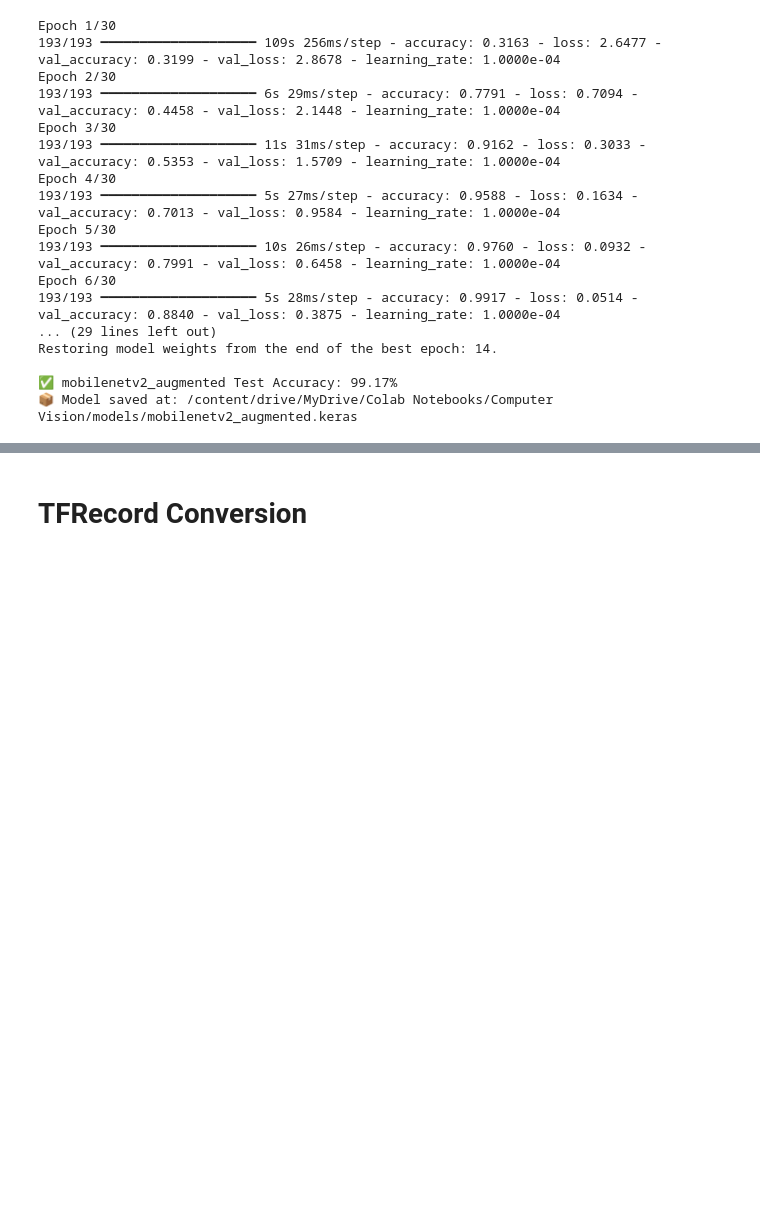
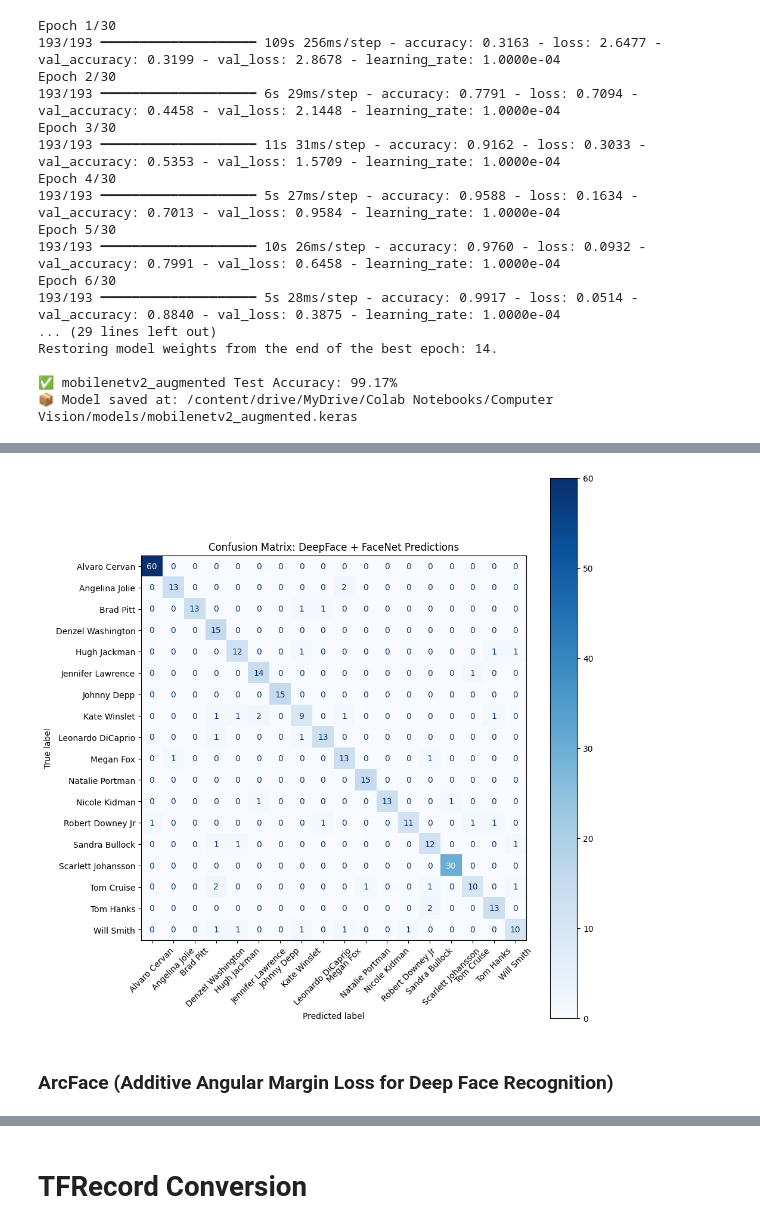
Before and after one commit to JackGraymer/Face-Recognition, a Jupyter notebook: face_recognition_v2.ipynb, the cells around one changed output, grey strips where cells are left out. Drawn from its saved outputs; the diff is of its cells as text; code cells hidden in the pictures; blank space fills up the shorter version.

Commit message:
adds DeepFace Facenet and ArcFace

```diff
--- a/face_recognition_v2.ipynb
+++ b/face_recognition_v2.ipynb
@@ -1220,0 +1283,11 @@ Restoring model weights from the end of the best epoch: 14.
+# %%
+from deepface import DeepFace
+from tqdm import tqdm
+
+def extract_embeddings(images, model_name="Facenet"):
+    embeddings = []
+    for img in tqdm(images):
+        arr = (img * 255).astype("uint8")
+        embedding = DeepFace.represent(img_path=arr, model_name=model_name, enforce_detection=False)
+        embeddings.append(embedding[0]["embedding"])
+    return np.array(embeddings)
@@ -1220,0 +1361,17 @@ Restoring model weights from the end of the best epoch: 14.
+# %%
+from sklearn.neighbors import KNeighborsClassifier
+from sklearn.metrics import accuracy_score, classification_report
+import numpy as np
+
+# KNN classifier (you can tweak n_neighbors or metric as needed)
+knn = KNeighborsClassifier(n_neighbors=1, metric='euclidean')
+knn.fit(reference_embeddings, reference_labels)
+
+# Predict on test embeddings
+y_pred = knn.predict(test_embeddings)
+
+# Evaluate performance
+acc = accuracy_score(y_test, y_pred)
+print(f"🔍 DeepFace + FaceNet + KNN Accuracy: {acc * 100:.2f}%")
+
+print(classification_report(y_test, y_pred, target_names=np.array(original_classes)[np.unique(y_test)]))
@@ -1220,0 +1396,21 @@ Restoring model weights from the end of the best epoch: 14.
+# %%
+from sklearn.metrics import confusion_matrix, ConfusionMatrixDisplay
+import matplotlib.pyplot as plt
+import numpy as np
+
+# Compute confusion matrix
+cm = confusion_matrix(y_test, y_pred)
+labels = np.array(original_classes)[np.unique(y_test)]
+
+# Plot it
+disp = ConfusionMatrixDisplay(confusion_matrix=cm, display_labels=labels)
+fig, ax = plt.subplots(figsize=(10, 10))
+disp.plot(cmap="Blues", ax=ax, xticks_rotation=45)
+plt.title("Confusion Matrix: DeepFace + FaceNet Predictions")
+plt.grid(False)
+plt.tight_layout()
+plt.show()
+# %% [output]
+[figure, added]
+# %% [markdown]
+### ArcFace (Additive Angular Margin Loss for Deep Face Recognition)
```
Also changed, not shown: parts of 47 cells of this notebook.
